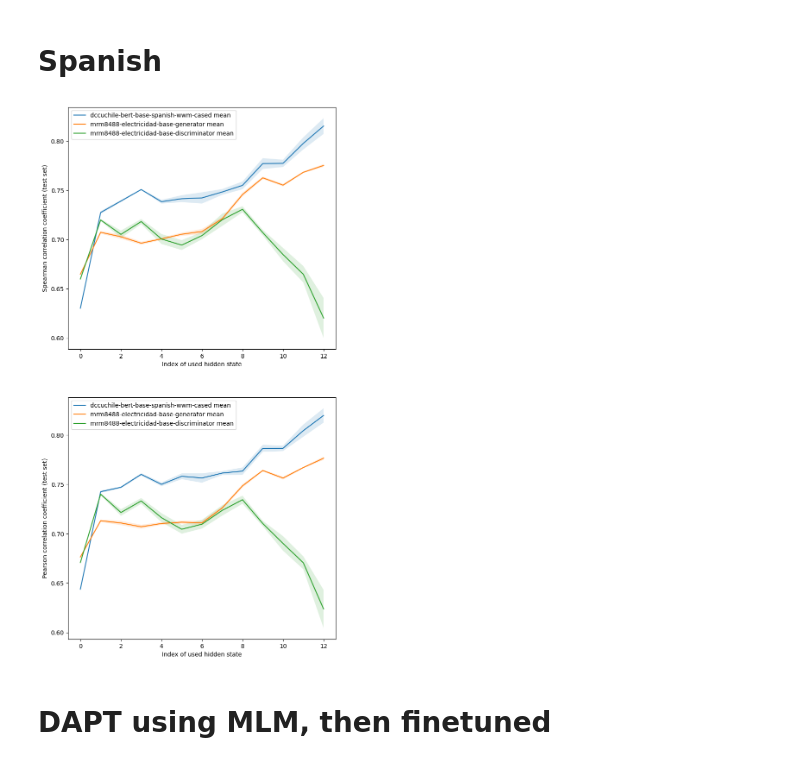
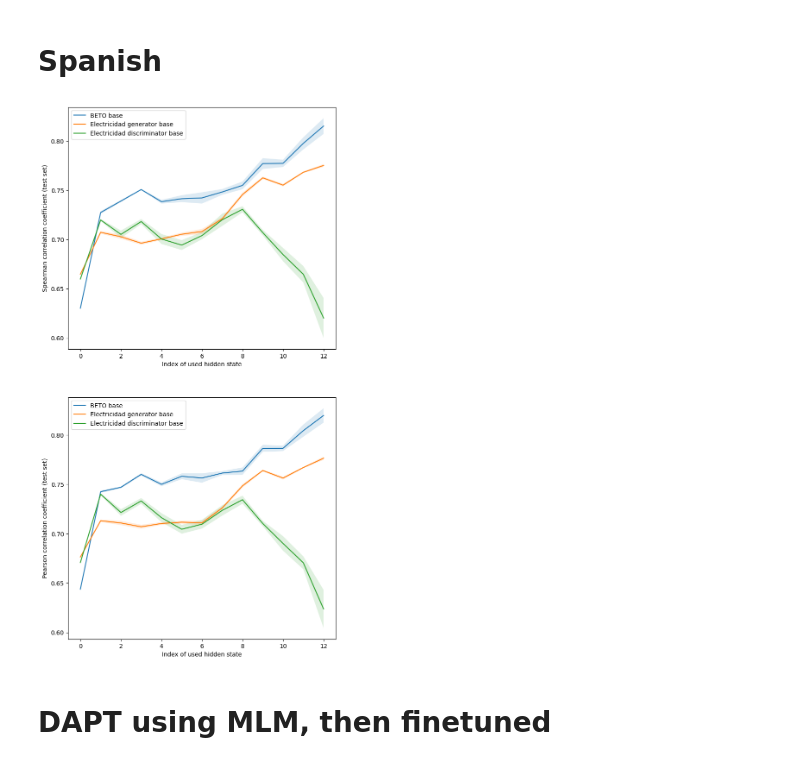
Before and after one commit to ir2718/similarity-embedding-quality, a Jupyter notebook: notebooks/comparison.ipynb, the cells around one changed output. Saved outputs shown, nothing was run; the diff lists cells and outputs as text; code cells hidden in the pictures.

```diff
--- a/notebooks/comparison.ipynb
+++ b/notebooks/comparison.ipynb
@@ -10,9 +10,9 @@ def plot_func(models):
         m = x[0]
         pool = x[1]
         c = x[2]
-        json_names = x[3]
+        json_names_labels = x[3]
         for p in pool:
-            for name in json_names:
+            for (name, label) in json_names_labels:
                 spearman, pearson = [], []
                 std_spearman, std_pearson = [], []
                 for i in range(c):
@@ -28,7 +28,7 @@ def plot_func(models):
                     std_pearson.append((mean_2-std_2, mean_2+std_2))
                     pearson.append(mean_2)
 
-                axs[0].plot(spearman, label=f"{m} {p}")
+                axs[0].plot(spearman, label=label)
                 if "unsupervised" not in name:
                     axs[0].fill_between(
                         np.array(list(range(c))),
@@ -40,7 +40,7 @@ def plot_func(models):
                 axs[0].set_ylabel("Spearman correlation coefficient (test set)")
                 axs[0].legend()
 
-                axs[1].plot(pearson, label=f"{m} {p}")
+                axs[1].plot(pearson, label=label)
                 if "unsupervised" not in name:
                     axs[1].fill_between(
                         np.array(list(range(c))),
@@ -270,14 +387,26 @@ plot_func(models)
 # Spanish
 # %%
 models = [
-    ("dccuchile-bert-base-spanish-wwm-cased", ["mean"], 13, ["test_results_spanish_sts"]),
-    ("mrm8488-electricidad-base-generator", ["mean"], 13, ["test_results_spanish_sts"]),
-    ("mrm8488-electricidad-base-discriminator", ["mean"], 13, ["test_results_spanish_sts"]),
+    ("dccuchile-bert-base-spanish-wwm-cased", ["mean"], 13,
+        [
+            ("test_results_spanish_sts", "BETO base"),
+         ]
+    ),
+    ("mrm8488-electricidad-base-generator", ["mean"], 13,
+        [
+            ("test_results_spanish_sts", "Electricidad generator base"),
+         ]
+    ),
+    ("mrm8488-electricidad-base-discriminator", ["mean"], 13,
+        [
+            ("test_results_spanish_sts", "Electricidad discriminator base"),
+         ]
+    ),
 ]
 
 plot_func(models)
 # %% [output]
-[figure, old version]
+[figure, new version]
 # %% [markdown]
 # DAPT using MLM, then finetuned
 # %%
```
Also changed, not shown: parts of 11 cells of this notebook, 1 other file.
